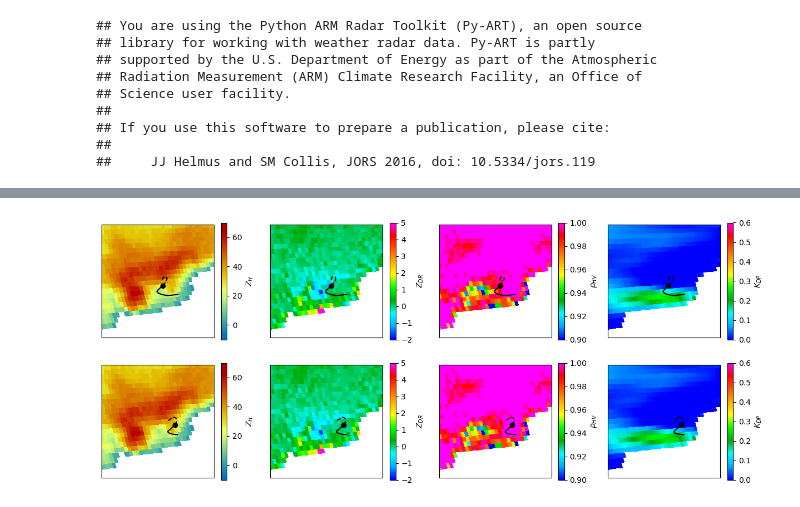
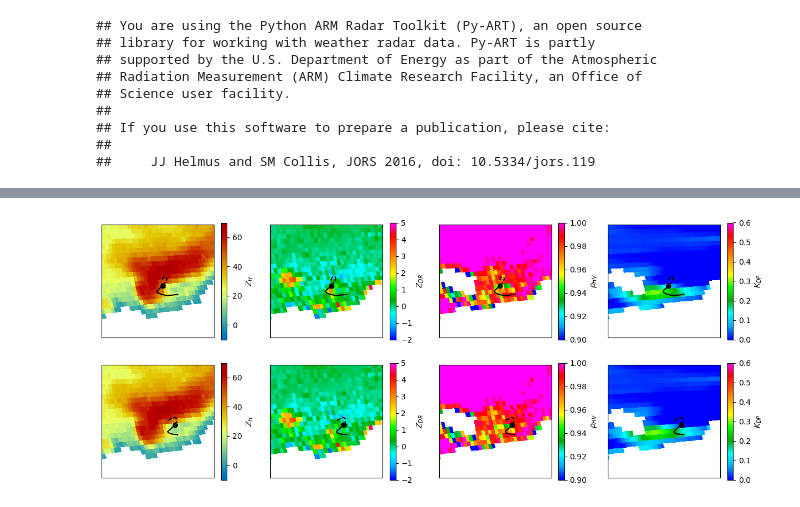
Before and after one commit to joshua-wx/hailsonde_tools, a Jupyter notebook: plot_nhp_radar_ppi_publication.ipynb, the cells around one changed output, grey strips where cells are left out. Saved outputs shown, nothing was run; the diff lists cells and outputs as text; code cells hidden in the pictures.

Commit message:
paper new plots

```diff
--- a/plot_nhp_radar_ppi_publication.ipynb
+++ b/plot_nhp_radar_ppi_publication.ipynb
@@ -48,12 +48,12 @@ filename2 = f'/g/data/kl02/jss548/hail-research/hailsonde/20230724_hailsonde/{ti
 profile2, metadata2 = io.decode_raw_flight_history_nosplit(filename2, remove_nan_rows=True)
 
 gmt_offset = -6
-profile1_start_dt = datetime.strptime(os.path.basename(filename1)[0:15], '%Y-%m-%d_%H%M') - timedelta(hours = gmt_offset) #MUST BE UTC+0 TIME
-profile2_start_dt = datetime.strptime(os.path.basename(filename2)[0:15], '%Y-%m-%d_%H%M') - timedelta(hours = gmt_offset) #MUST BE UTC+0 TIME
+profile1_start_dt = metadata1['launch_time'] #MUST BE UTC+0 TIME
+profile2_start_dt = metadata2['launch_time'] #MUST BE UTC+0 TIME
 
 #set
-profile1_plot_t = 315+100
-profile2_plot_t = 255+100
+profile1_plot_t = 315+100 #cutdown time +100
+profile2_plot_t = 255+100 #cutdown time +100
 
 #load radars
 # radar_site_alt = 810 #m
@@ -88,9 +94,9 @@ profile1_sweep_idx = io.find_nearest_idx(radars[profile1_radar_idx].fixed_angle[
 #calculate radar data point time
 radar_sample_elv = int(ray_elevation[min_dist_idx[0]]*10)/10
 radar_sample_alt = round(gate_alt[min_dist_idx])
-radar_sample_dt = datetime.strptime(radars[profile1_radar_idx].time['units'][14:], '%Y-%m-%dT%H:%M:%SZ') + timedelta(seconds=round(ray_time[min_dist_idx[0]]))
+radar1_sample_dt = datetime.strptime(radars[profile1_radar_idx].time['units'][14:], '%Y-%m-%dT%H:%M:%SZ') + timedelta(seconds=round(ray_time[min_dist_idx[0]]))
 radar_vol_scan0_dt = datetime.strptime(radars[profile1_radar_idx].time['units'][14:], '%Y-%m-%dT%H:%M:%SZ')
-radar_vol_fn_dt = radar_file_dt[profile1_radar_idx]
+radar1_vol_fn_dt = radar_file_dt[profile1_radar_idx]
 
 #profile 2
 #set target time
@@ -114,10 +120,16 @@ profile2_sweep_idx = io.find_nearest_idx(radars[profile2_radar_idx].fixed_angle[
 #calculate radar data point time
 radar_sample_elv = int(ray_elevation[min_dist_idx[0]]*10)/10
 radar_sample_alt = round(gate_alt[min_dist_idx])
-radar_sample_dt = datetime.strptime(radars[profile2_radar_idx].time['units'][14:], '%Y-%m-%dT%H:%M:%SZ') + timedelta(seconds=round(ray_time[min_dist_idx[0]]))
+radar2_sample_dt = datetime.strptime(radars[profile2_radar_idx].time['units'][14:], '%Y-%m-%dT%H:%M:%SZ') + timedelta(seconds=round(ray_time[min_dist_idx[0]]))
 radar_vol_scan0_dt = datetime.strptime(radars[profile2_radar_idx].time['units'][14:], '%Y-%m-%dT%H:%M:%SZ')
-radar_vol_fn_dt = radar_file_dt[profile2_radar_idx]
+radar2_vol_fn_dt = radar_file_dt[profile2_radar_idx]
 
+print('radar 1 sweep elevation:', radars[profile1_radar_idx].fixed_angle['data'][profile1_sweep_idx])
+print('radar 1 ffn:', radar1_vol_fn_dt)
+print('radar 1 sweep time:', radar1_sample_dt)
+print('radar 2 sweep elevation:', radars[profile2_radar_idx].fixed_angle['data'][profile2_sweep_idx])
+print('radar 2 ffn:', radar2_vol_fn_dt)
+print('radar 2 sweep time:', radar2_sample_dt)
 
 #plot
 fig = plt.figure(figsize=(15, 6))
@@ -259,2 +277,2 @@ sonde2 time 2023-07-24 22:41:55
 sonde2 alt 6365
-[figure, old version]
+[figure, new version]
```
Also changed, not shown: parts of 2 cells of this notebook, 8 other files.
